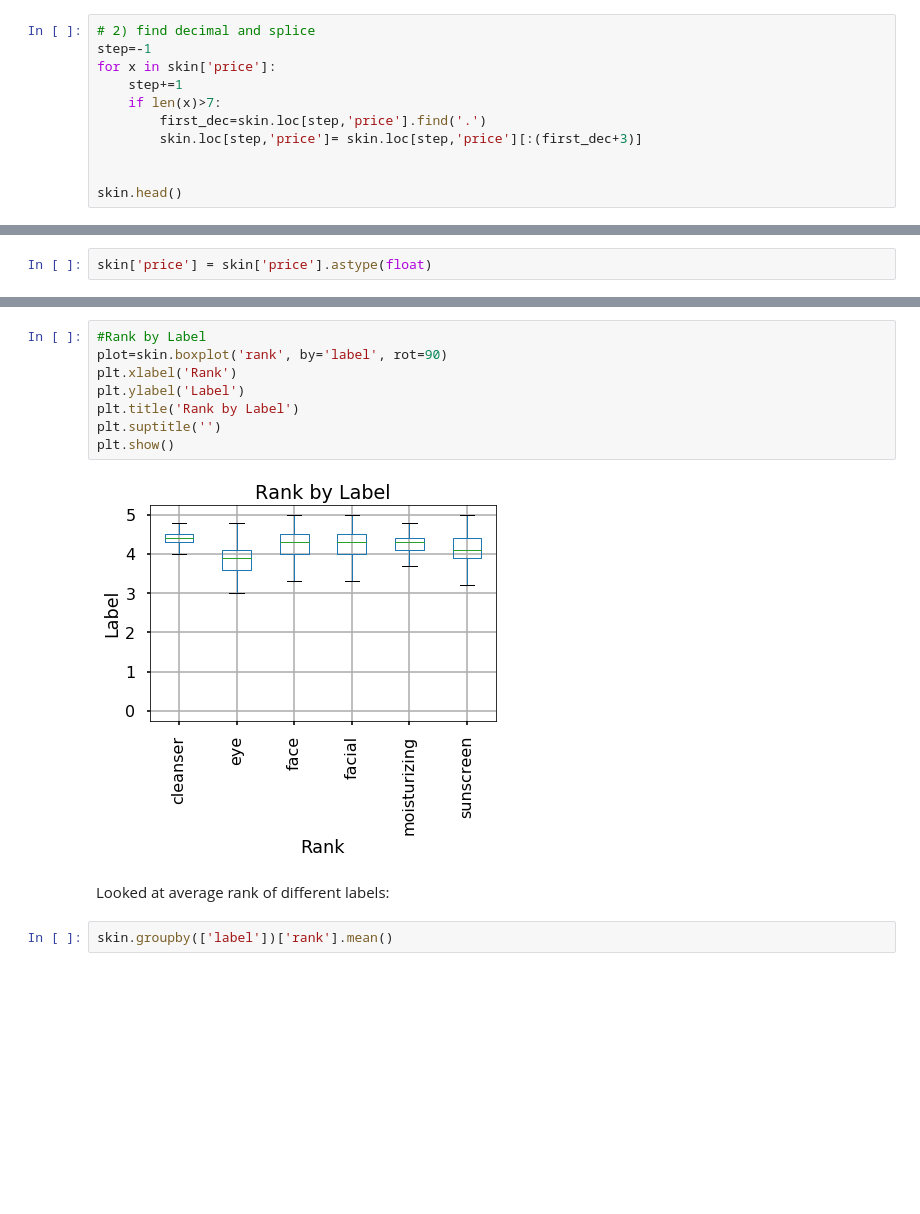
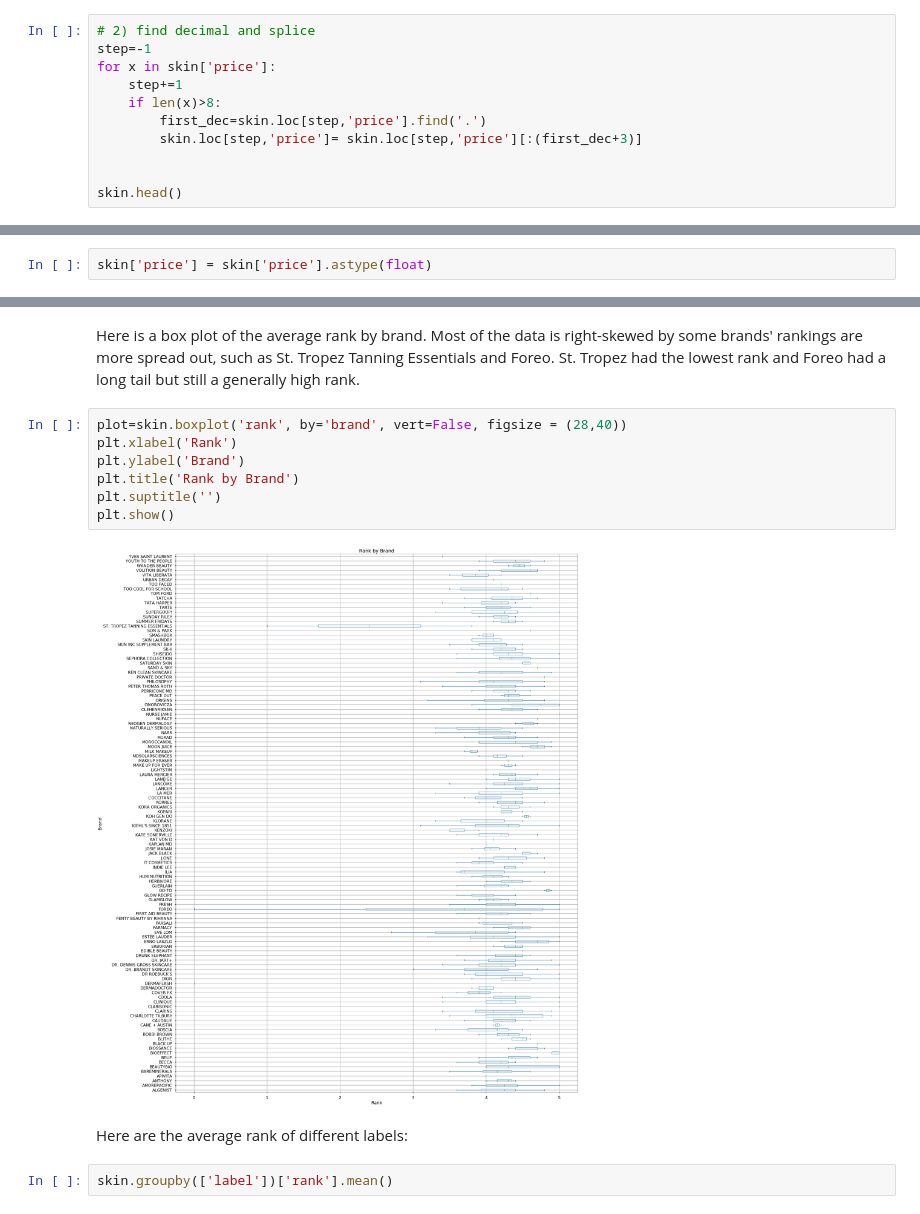
Before and after one commit to elitagao/info2950, a Jupyter notebook: INFO2950 Project.ipynb, the cells around one changed output, grey strips where cells are left out. Drawn from its saved outputs; the diff is of its cells as text; blank space fills up the shorter version.

```diff
--- a/INFO2950 Project.ipynb
+++ b/INFO2950 Project.ipynb
@@ -297,7 +494,7 @@ for x in skin['price']:
 step=-1
 for x in skin['price']:
     step+=1
-    if len(x)>7:
+    if len(x)>8:
         first_dec=skin.loc[step,'price'].find('.')
         skin.loc[step,'price']= skin.loc[step,'price'][:(first_dec+3)]
 
@@ -338,15 +602,16 @@ This is a box plot where we looked at how ranking varies across different labels
+# %% [markdown]
+Here is a box plot of the average rank by brand. Most of the data is right-skewed by some brands' rankings are more spread out, such as St. Tropez Tanning Essentials and Foreo. St. Tropez had the lowest rank and Foreo had a long tail but still a generally high rank.
 # %%
-#Rank by Label
-plot=skin.boxplot('rank', by='label', rot=90)
+plot=skin.boxplot('rank', by='brand', vert=False, figsize = (28,40))
 plt.xlabel('Rank')
-plt.ylabel('Label')
-plt.title('Rank by Label')
+plt.ylabel('Brand')
+plt.title('Rank by Brand')
 plt.suptitle('')
 plt.show()
 # %% [output]
-[figure, old version]
+[figure, new version]
 # %% [markdown]
-Looked at average rank of different labels:
+Here are the average rank of different labels:
 # %%
 skin.groupby(['label'])['rank'].mean()
 # %% [output]
```
Also changed, not shown: parts of 63 cells of this notebook.
